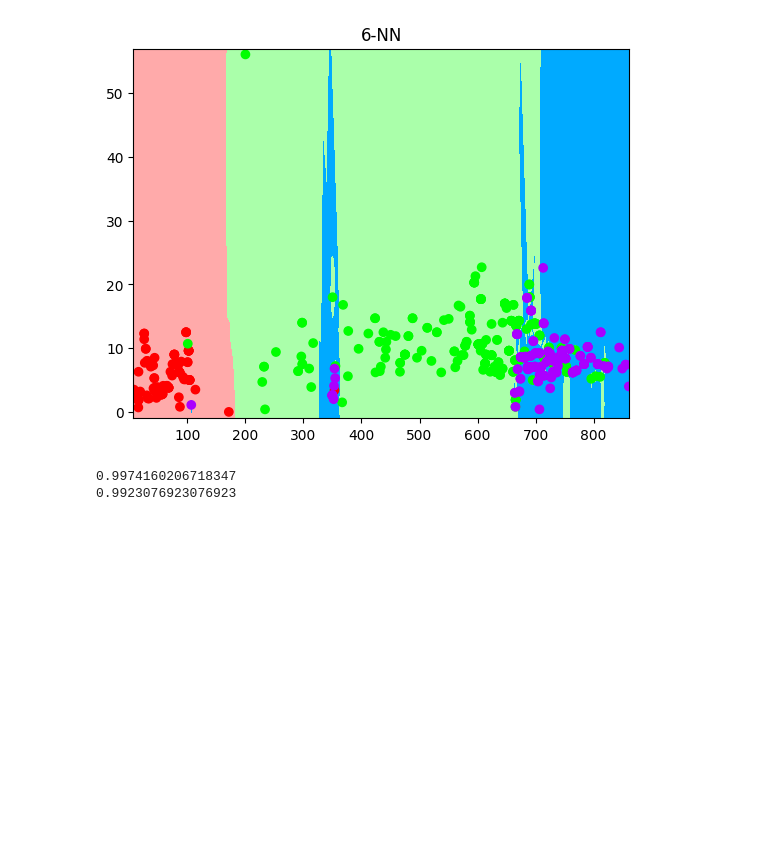
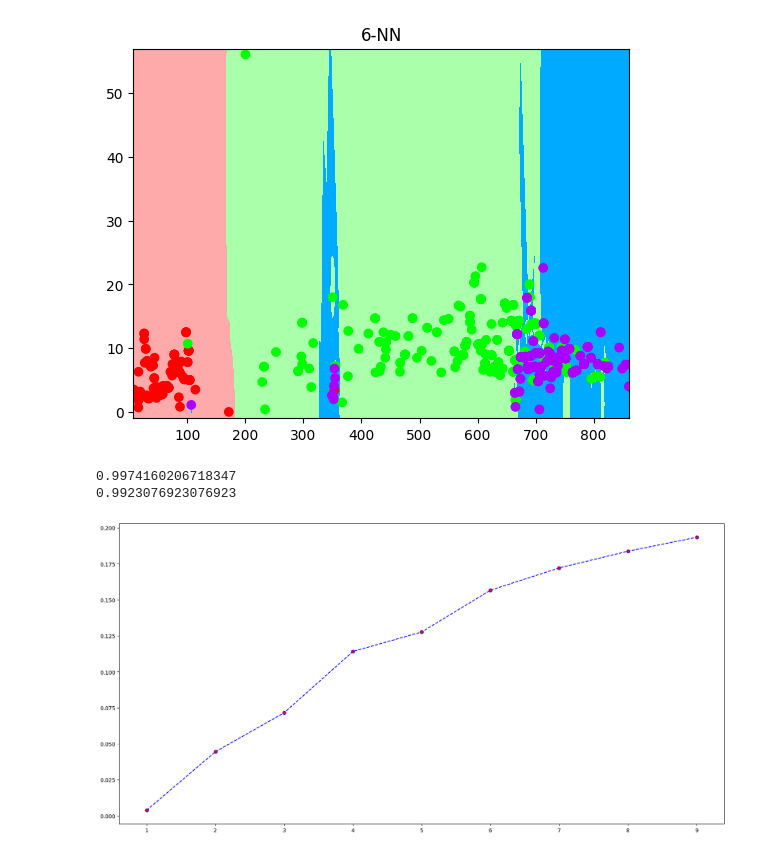
Before and after one commit to SRARNAB7/HDS_5320_Arnab, a Jupyter notebook: In_Class_Week_5.ipynb, the cells around one changed output. Drawn from its saved outputs; the diff is of its cells as text; code cells hidden in the pictures; blank space fills up the shorter version.

```diff
--- a/In_Class_Week_5.ipynb
+++ b/In_Class_Week_5.ipynb
@@ -63,3 +63,20 @@ print(test_accuracy)
 # %% [output]
 0.9974160206718347
 0.9923076923076923
+# %%
+#MAke the Elbow Graph
+import numpy as np
+SSE= []
+
+for k in range(1,10):
+  knn = KNeighborsClassifier(n_neighbors=k)
+  knn.fit(X,y)
+  pred = knn.predict(X)
+  SSE.append(np.mean(pred!= y))
+
+plt.figure(figsize=(20,10))
+plt.plot(range(1,10),SSE,color='b',linestyle ="dashed", marker = 'o',markerfacecolor='r')
+plt.gca().invert_yaxis=()
+plt.show()
+# %% [output]
+[figure, added]
```
